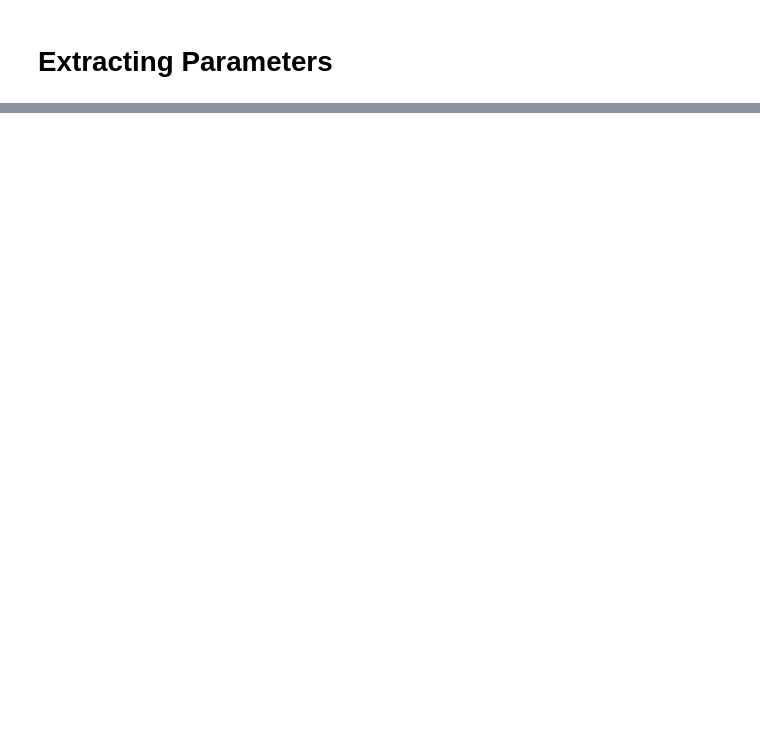
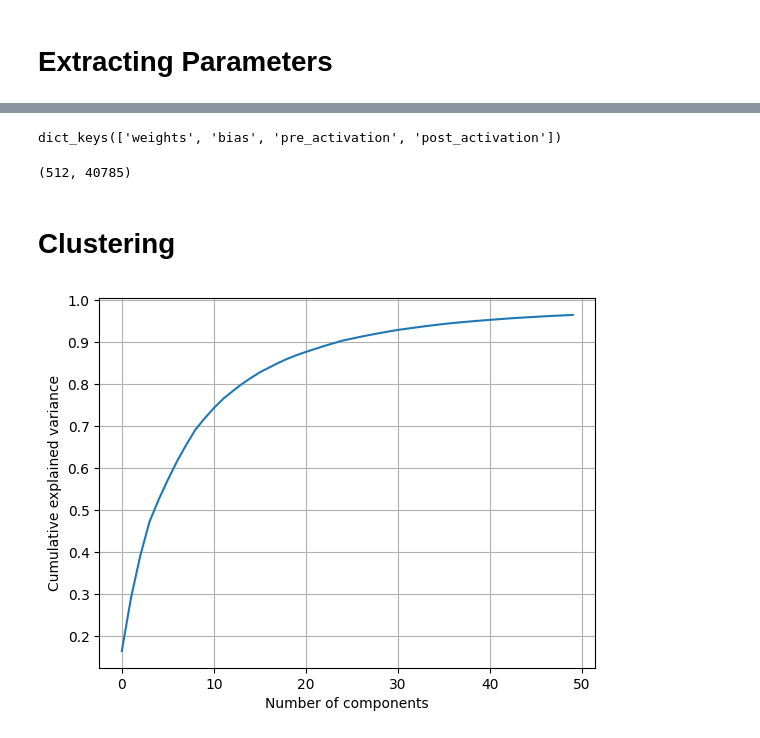
Before and after one commit to Iwe-Coumou/Project-ML, a Jupyter notebook: project.ipynb, the cells around one changed output, grey strips where cells are left out. Drawn from its saved outputs; the diff is of its cells as text; code cells hidden in the pictures; blank space fills up the shorter version.

```diff
--- a/project.ipynb
+++ b/project.ipynb
@@ -132,2 +100,0 @@ inputs, labels = batch
-# %%
-a = model.get_activations(test_loader)
@@ -137,0 +101,50 @@ dict_keys(['flatten', 'layer_0_Linear', 'layer_1_ReLU', 'layer_2_Linear', 'layer
+# %%
+layer_data = model.get_layer_data(test_loader)
+# %%
+layer_data['layer_0'].keys()
+# %% [output]
+dict_keys(['weights', 'bias', 'pre_activation', 'post_activation'])
+# %%
+from sklearn.preprocessing import StandardScaler
+
+
+def get_neuron_features(layer: dict, pre_activation: bool = True):
+    n_neurons = len(layer['bias'])
+
+    neurons = []
+    for i in range(n_neurons):
+        w = layer['weights'][i,:]
+        b = layer['bias'][i]
+        activation_key = 'pre_activation' if pre_activation else 'post_activation'
+        a = layer[activation_key][:,i]
+
+        scaler_w = StandardScaler()
+        w_norm = scaler_w.fit_transform(w.reshape(-1,1)).flatten()
+
+        scaler_a = StandardScaler()
+        a_norm = scaler_a.fit_transform(a.reshape(-1,1)).flatten()
+
+        neurons.append(np.concatenate([w_norm, [b], a_norm]))
+
+    return np.stack(neurons)
+# %%
+neuron_features = get_neuron_features(layer_data['layer_0'])
+print(neuron_features.shape)
+# %% [output]
+(512, 40785)
+# %% [markdown]
+# Clustering
+# %%
+from sklearn.decomposition import PCA
+
+pca = PCA(n_components=50)
+neuron_features_reduced = pca.fit_transform(neuron_features)
+explained = np.cumsum(pca.explained_variance_ratio_)
+
+plt.plot(explained)
+plt.xlabel('Number of components')
+plt.ylabel('Cumulative explained variance')
+plt.grid(True)
+plt.show()
+# %% [output]
+[figure, added]
```
Also changed, not shown: parts of 21 cells of this notebook, 2 other files.
